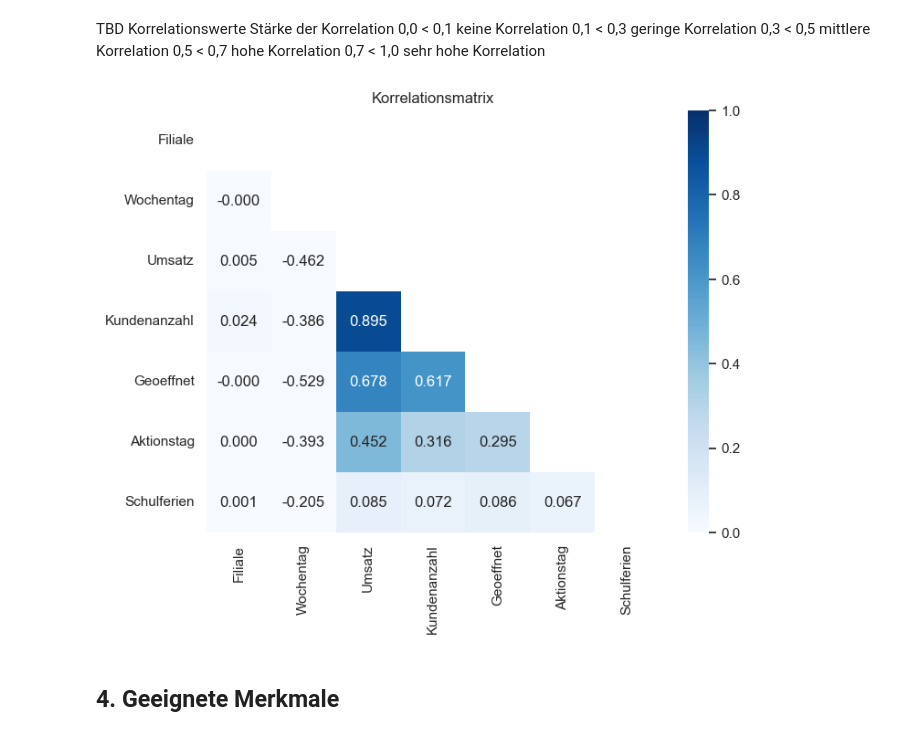
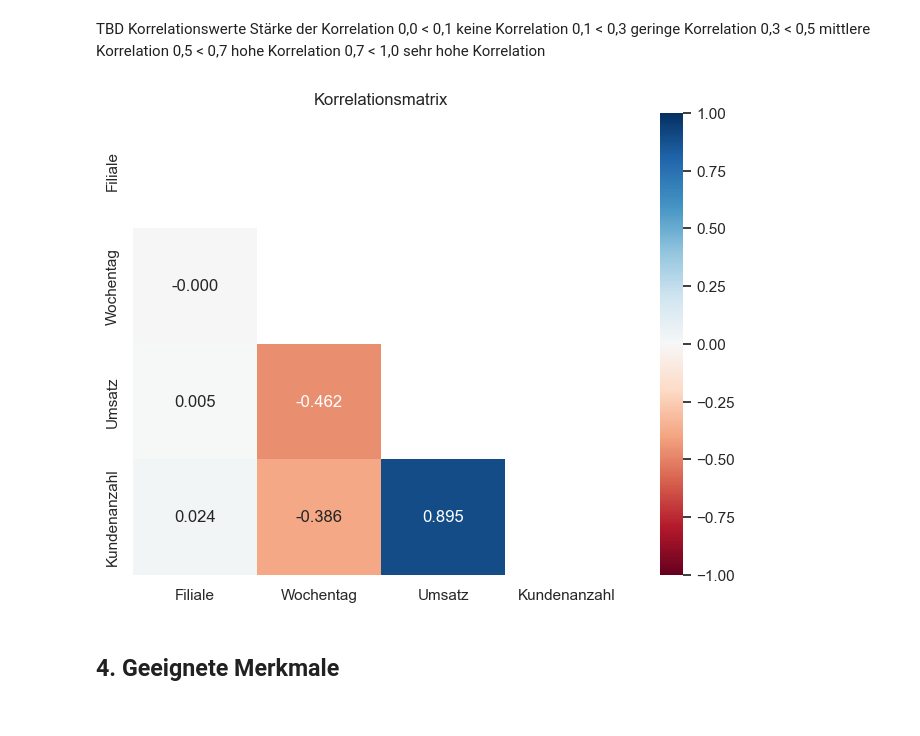
Before and after one commit to AliceKitchkin/Forecasting-Rossmann-Store-Sales, a Jupyter notebook: Forecasting_Notebook.ipynb, the cells around one changed output. Drawn from its saved outputs; the diff is of its cells as text; code cells hidden in the pictures.

Commit message:
Begonnen mit Datentypenänderungen

```diff
--- a/Forecasting_Notebook.ipynb
+++ b/Forecasting_Notebook.ipynb
@@ -36,7 +38,7 @@ sns.set_style(style='white') # Hintergrund der Plots
 with zipfile.ZipFile("./data/train.zip", "r") as zip:
     zip.extract('train.csv', "./data/")
 
-train = pd.read_csv("./data/train.csv").rename(columns={"Store":"Filiale",
+train_original = pd.read_csv("./data/train.csv").rename(columns={"Store":"Filiale",
                                                         "DayOfWeek":"Wochentag",
                                                         "Date":"Datum",
                                                         "Sales":"Umsatz",
@@ -46,7 +48,7 @@ train = pd.read_csv("./data/train.csv").rename(columns={"Store":"Filiale",
                                                         "StateHoliday":"Feiertag",
                                                         "SchoolHoliday":"Schulferien"})
 
-test = pd.read_csv("./data/test.csv").rename(columns={"Id":"ID",
+test_original = pd.read_csv("./data/test.csv").rename(columns={"Id":"ID",
                                                       "Store":"Filiale",
                                                       "DayOfWeek":"Wochentag",
                                                       "Date":"Datum",
@@ -55,12 +57,12 @@ test = pd.read_csv("./data/test.csv").rename(columns={"Id":"ID",
                                                       "StateHoliday":"Feiertag",
                                                       "SchoolHoliday":"Schulferien"})
 
-store = pd.read_csv("./data/store.csv").rename(columns={"Store":"Filiale",
+store_original = pd.read_csv("./data/store.csv").rename(columns={"Store":"Filiale",
                                                         "StoreType":"Filialentyp",
                                                         "Assortment":"Sortiment",
                                                         "CompetitionDistance":"Wettbewerberentfernung",
-                                                        "CompetitionOpenSinceMonth":"Wettbewerber_Eroeffnet_seit_Monate",
-                                                        "CompetitionOpenSinceYear":"Wettbewerber_Eroeffnet_seit_Jahre",
+                                                        "CompetitionOpenSinceMonth":"Wettbewerber_Eroeffnet_seit_Monat",
+                                                        "CompetitionOpenSinceYear":"Wettbewerber_Eroeffnet_seit_Jahr",
                                                         "Promo2": "Teilnahme_Langzeitaktion",
                                                         "Promo2SinceWeek":"Aktion_seit_Woche",
                                                         "Promo2SinceYear":"Aktion_seit_Jahr",
@@ -68,3 +72,10 @@ store = pd.read_csv("./data/store.csv").rename(columns={"Store":"Filiale",
+# %%
+train = train_original
+test = test_original
+store = store_original
+
+train_x_store = pd.merge(train, store)
+test_x_store = pd.merge(test, store)
 # %% [markdown]
 ## 3. Deskriptive Analyse <a id="3"></a> <br>
 # %% [markdown]
@@ -196,0 +212,17 @@ plt.show()
+# %%
+dtypes_dict = {"Geoeffnet": bool,
+                   "Aktionstag": bool,
+                   "Feiertag": bool,
+                   "Schulferien": bool}
+# %%
+print("Train-Datensatztypen vorher")
+display(train.dtypes)
+
+# Datentypen im Train-Datensatz ändern
+train = train.astype(dtypes_dict)
+train["Datum"] = pd.to_datetime(train["Datum"])
+train["Wochentag"] = train["Datum"].dt.weekday
+
+# Check
+print("\nTrain-Datensatztypen nachher")
+display(train.dtypes)
@@ -209,16 +315,16 @@ Korrelationswerte   Stärke der Korrelation
 # %%
 # Spalten mit numerischen Werten
 train_only_nr = train.select_dtypes(include=['number'])
 corr_matrix = train_only_nr.corr("pearson")
 #corr_matrix.style.background_gradient(cmap="Blues", vmin=0, vmax=1)
 
 # Nur unteres Dreieck in der Korrelationsmatrix ziehen
 my_mask = np.triu(np.ones_like(corr_matrix, dtype=bool))
 
 # Korrelationsmatrix erstellen und formatieren
 plt.figure(figsize=(8,6))
-plot = sns.heatmap(corr_matrix, cmap="Blues", vmin=0, vmax=1, annot=True, fmt="0.3f", mask=my_mask)
+plot = sns.heatmap(corr_matrix, cmap="RdBu", vmin=-1, vmax=1, annot=True, fmt="0.3f", mask=my_mask)
 plot.set_title("Korrelationsmatrix")
 plt.show()
 # %% [output]
-[figure, old version]
+[figure, new version]
```
Also changed, not shown: parts of 12 cells of this notebook.
